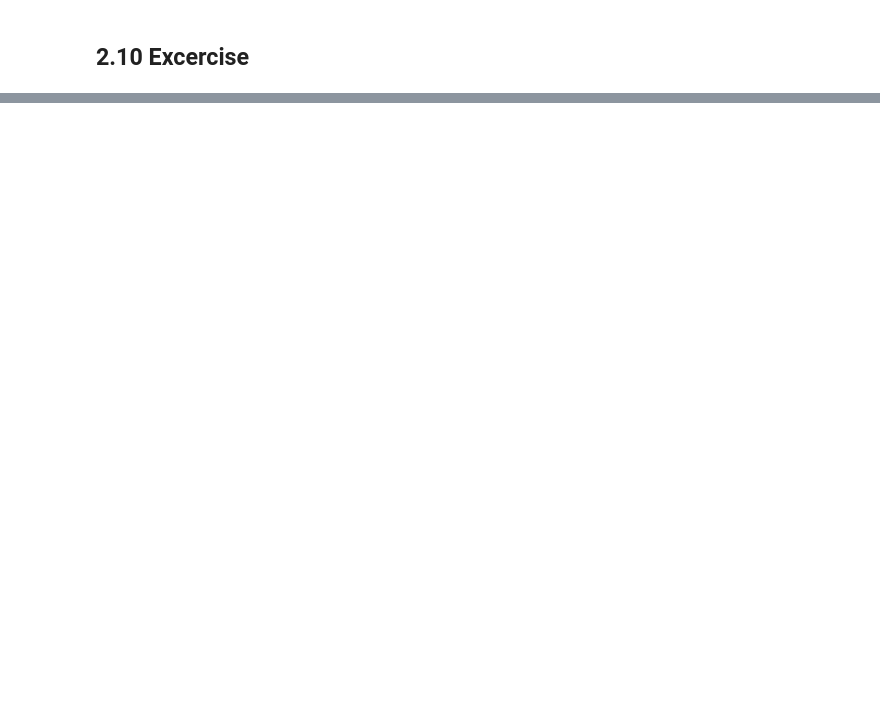
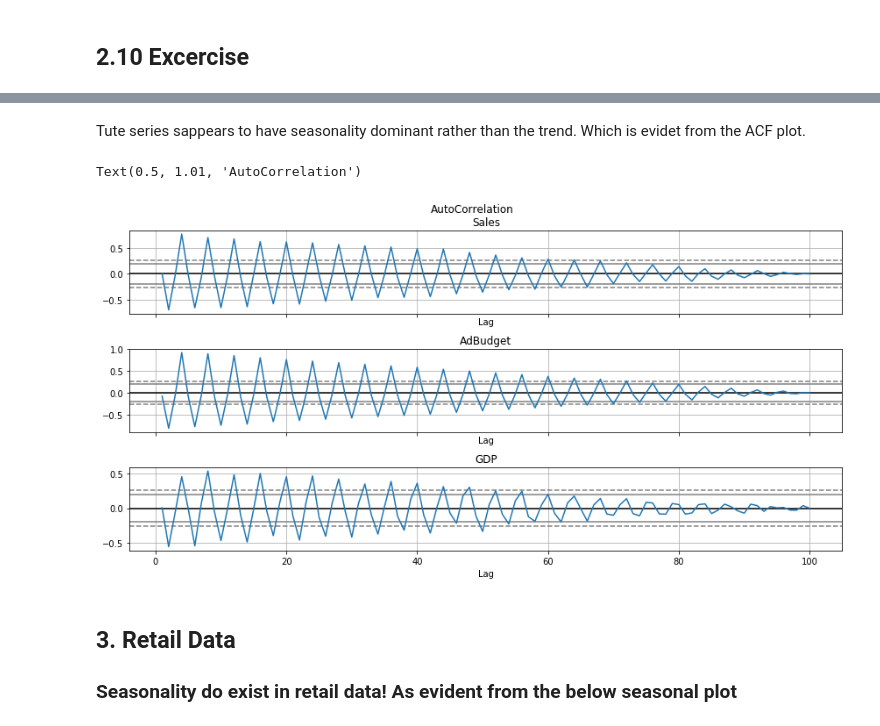
Before and after one commit to PundirShivam/Forecasting_Principles_and_Practice, a Jupyter notebook: 2_Time_series_graphics.ipynb, the cells around one changed output, grey strips where cells are left out. Saved outputs shown, nothing was run; the diff lists cells and outputs as text; code cells hidden in the pictures; blank space fills up the shorter version.

```diff
--- a/2_Time_series_graphics.ipynb
+++ b/2_Time_series_graphics.ipynb
@@ -190,0 +164,14 @@ ax = lag_plot(df.values,5)
+# %% [markdown]
+Tute series sappears to have seasonality dominant rather than the trend. Which is evidet from the ACF plot.
+# %%
+f , ax = plt.subplots(3,1,sharex=True,figsize=(12,6))
+for indx,series in enumerate(tute.columns):
+    pd.plotting.autocorrelation_plot(tute[series],ax=ax[indx]).set(title=f'{series}',ylabel='')
+    plt.tight_layout(True)
+plt.suptitle('AutoCorrelation',y=1.01)
+# %% [output]
+Text(0.5, 1.01, 'AutoCorrelation')
+[figure, added]
+# %% [markdown]
+## 3. Retail Data
+### Seasonality do exist in retail data! As evident from the below seasonal plot
```
Also changed, not shown: parts of 25 cells of this notebook, 2 other files.
